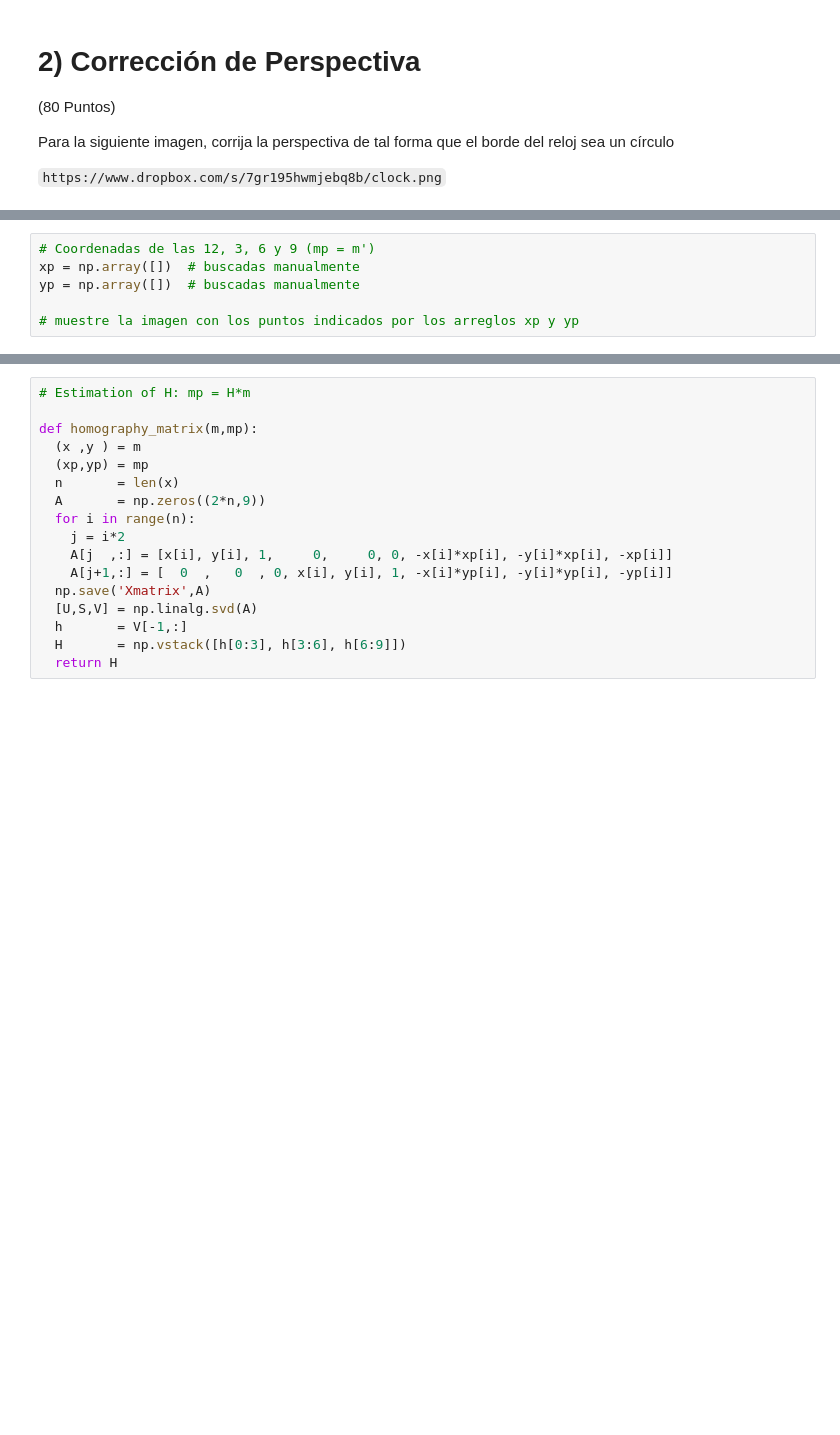
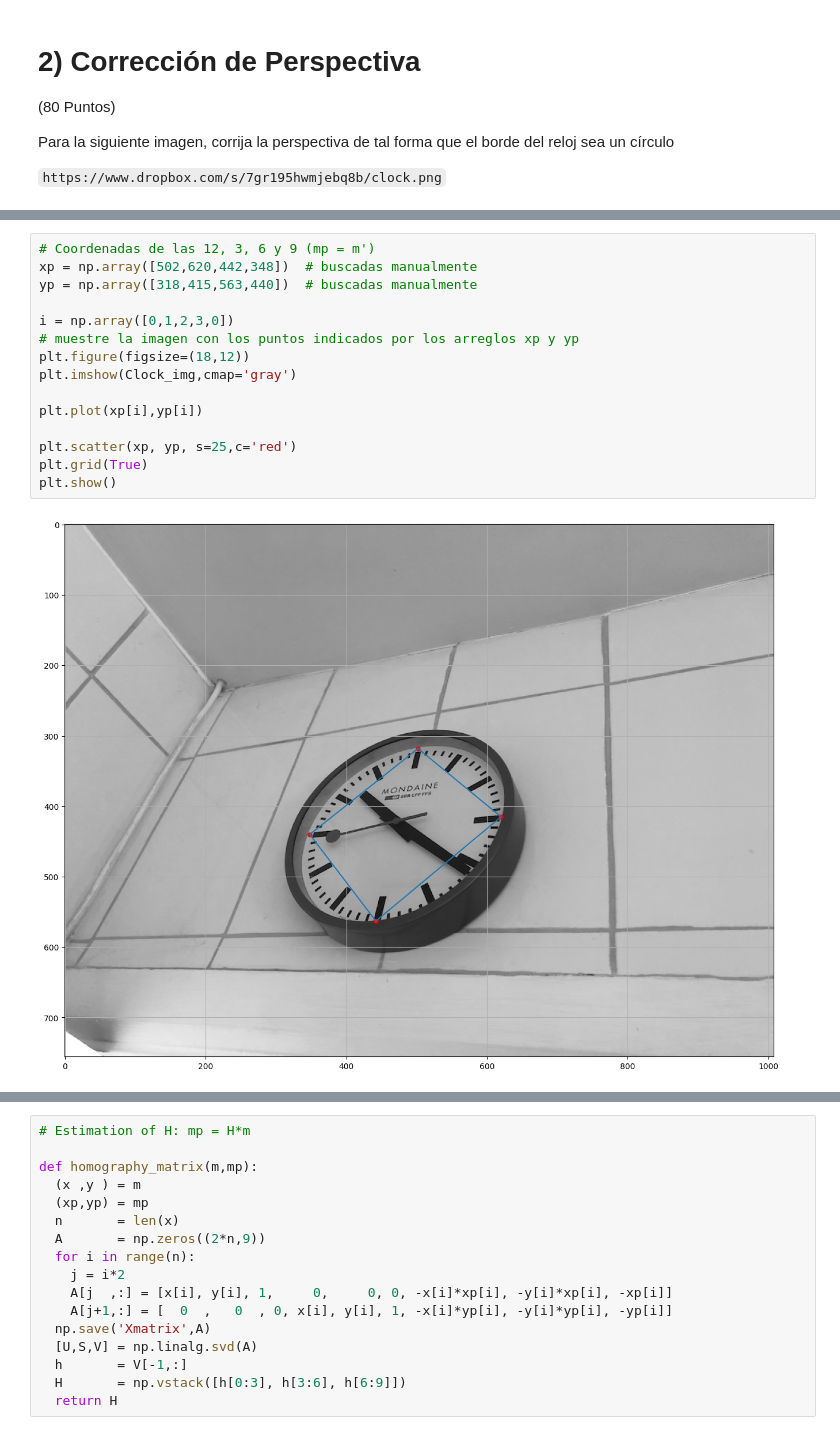
Before and after one commit to G2JL/Computer_Vision, a Jupyter notebook: A02_1902172.ipynb, the cells around one changed output, grey strips where cells are left out. Drawn from its saved outputs; the diff is of its cells as text; blank space fills up the shorter version.

```diff
--- a/A02_1902172.ipynb
+++ b/A02_1902172.ipynb
@@ -48,8 +82,19 @@ Para la siguiente imagen, corrija la perspectiva de tal forma que el borde del r
 # %%
 # Coordenadas de las 12, 3, 6 y 9 (mp = m')
-xp = np.array([])  # buscadas manualmente
-yp = np.array([])  # buscadas manualmente
+xp = np.array([502,620,442,348])  # buscadas manualmente
+yp = np.array([318,415,563,440])  # buscadas manualmente
 
+i = np.array([0,1,2,3,0])
 # muestre la imagen con los puntos indicados por los arreglos xp y yp
+plt.figure(figsize=(18,12))
+plt.imshow(Clock_img,cmap='gray')
+
+plt.plot(xp[i],yp[i])
+
+plt.scatter(xp, yp, s=25,c='red')
+plt.grid(True)
+plt.show()
+# %% [output]
+[figure, added]
 # %%
 # Coordenadas ideales del reloj, pertenecen a un circulo de radio r centrado en (q,q)
```
Also changed, not shown: parts of 8 cells of this notebook.
